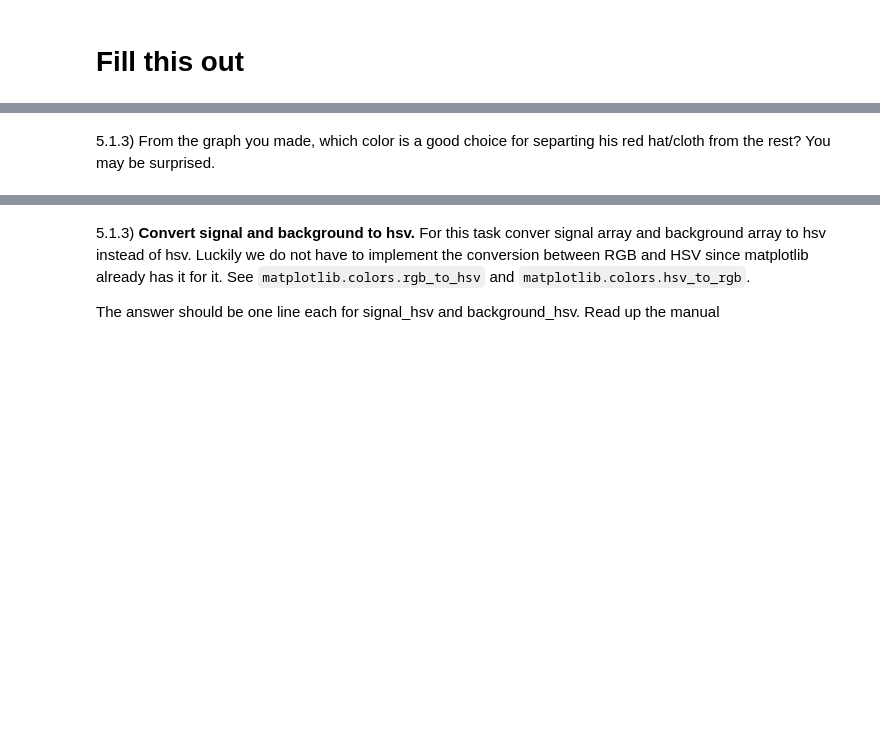
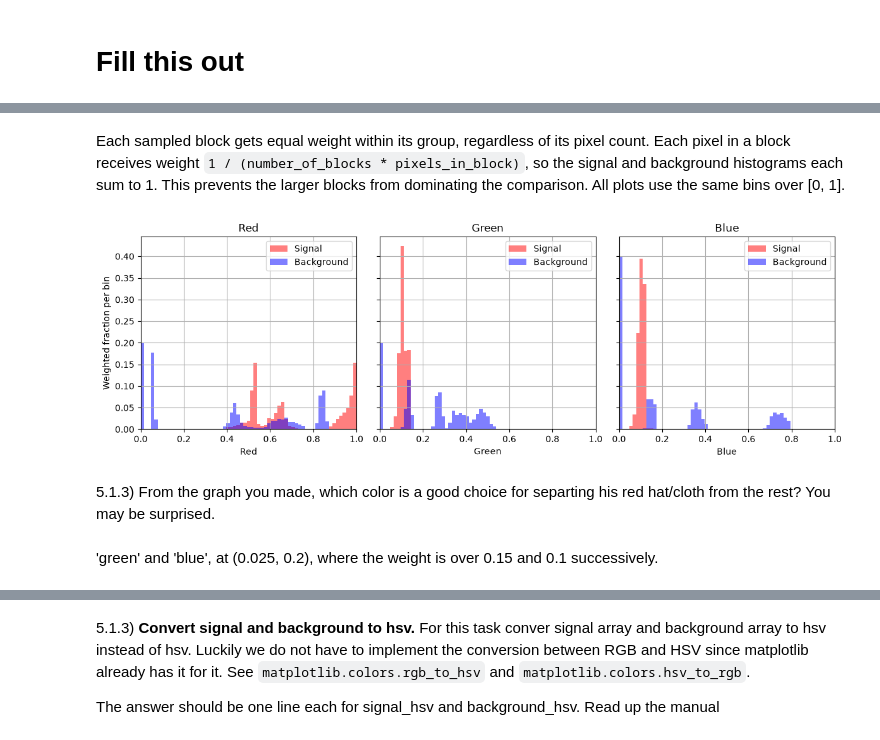
Before and after one commit to jiraroj-wir/iccs205-homework, a Jupyter notebook: hw2/Homework2.ipynb, the cells around one changed output, grey strips where cells are left out. Drawn from its saved outputs; the diff is of its cells as text; code cells hidden in the pictures; blank space fills up the shorter version.

```diff
--- a/hw2/Homework2.ipynb
+++ b/hw2/Homework2.ipynb
@@ -714,8 +818,67 @@ Once you are done make a plot of B and G as well. I want you to make the followi
 ![rgb_hist](rgb_hist.png)
 
 Look for: `plt.subplots` and `plt.hist` and figure out what `signal[:,2]` does.
+# %% [markdown]
+Each sampled block gets equal weight within its group, regardless of its pixel count. Each pixel in a block receives weight `1 / (number_of_blocks * pixels_in_block)`, so the signal and background histograms each sum to 1. This prevents the larger blocks from dominating the comparison. All plots use the same bins over [0, 1].
+# %%
+signal_blocks = [hat, dark_hat, armpit, right_arm, left_arm]
+background_blocks = [hair, shoe, dress, cheek, white_bg]
+
+def block_weights(blocks):
+    weights = []
+
+    for block in blocks:
+        pixel_count = flat(block).shape[0]
+        weight_per_pixel = 1 / (len(blocks) * pixel_count)
+        weights.extend([weight_per_pixel] * pixel_count)
+
+    return weights
+
+signal_weights = block_weights(signal_blocks)
+background_weights = block_weights(background_blocks)
+
+bins = np.linspace(0, 1, 1 << 6)
+fig, axes = plt.subplots(1, 3, figsize=(12, 4), sharey=True)
+
+axes[0].hist(signal[:, 0], bins=bins, weights=signal_weights,
+             color="red", alpha=0.5, label="Signal")
+axes[0].hist(background[:, 0], bins=bins, weights=background_weights,
+             color="blue", alpha=0.5, label="Background")
+axes[0].set_title("Red")
+axes[0].set_xlabel("Red")
+axes[0].set_xlim(0, 1)
+axes[0].grid()
+axes[0].legend()
+
+axes[1].hist(signal[:, 1], bins=bins, weights=signal_weights,
+             color="red", alpha=0.5, label="Signal")
+axes[1].hist(background[:, 1], bins=bins, weights=background_weights,
+             color="blue", alpha=0.5, label="Background")
+axes[1].set_title("Green")
+axes[1].set_xlabel("Green")
+axes[1].set_xlim(0, 1)
+axes[1].grid()
+axes[1].legend()
+
+axes[2].hist(signal[:, 2], bins=bins, weights=signal_weights,
+             color="red", alpha=0.5, label="Signal")
+axes[2].hist(background[:, 2], bins=bins, weights=background_weights,
+             color="blue", alpha=0.5, label="Background")
+axes[2].set_title("Blue")
+axes[2].set_xlabel("Blue")
+axes[2].set_xlim(0, 1)
+axes[2].grid()
+axes[2].legend()
+
+axes[0].set_ylabel("Weighted fraction per bin")
+plt.tight_layout()
+plt.show()
+# %% [output]
+[figure, added]
 # %% [markdown]
 5.1.3) From the graph you made, which color is a good choice for separting his red hat/cloth from the rest? You may be surprised.
+# %% [markdown]
+'green' and 'blue', at (0.025, 0.2), where the weight is over 0.15 and 0.1 successively.
 # %% [markdown]
 5.1.4) We can do better than 1d plot. We can do 2d scatter plot. Make the following plot which show how 2-d distribution of each feature pair (eg: (R,B)) differs between signal and the background.
 ![rgb_scatter](rgb_scatter.png)
```
Also changed, not shown: parts of 22 cells of this notebook.
